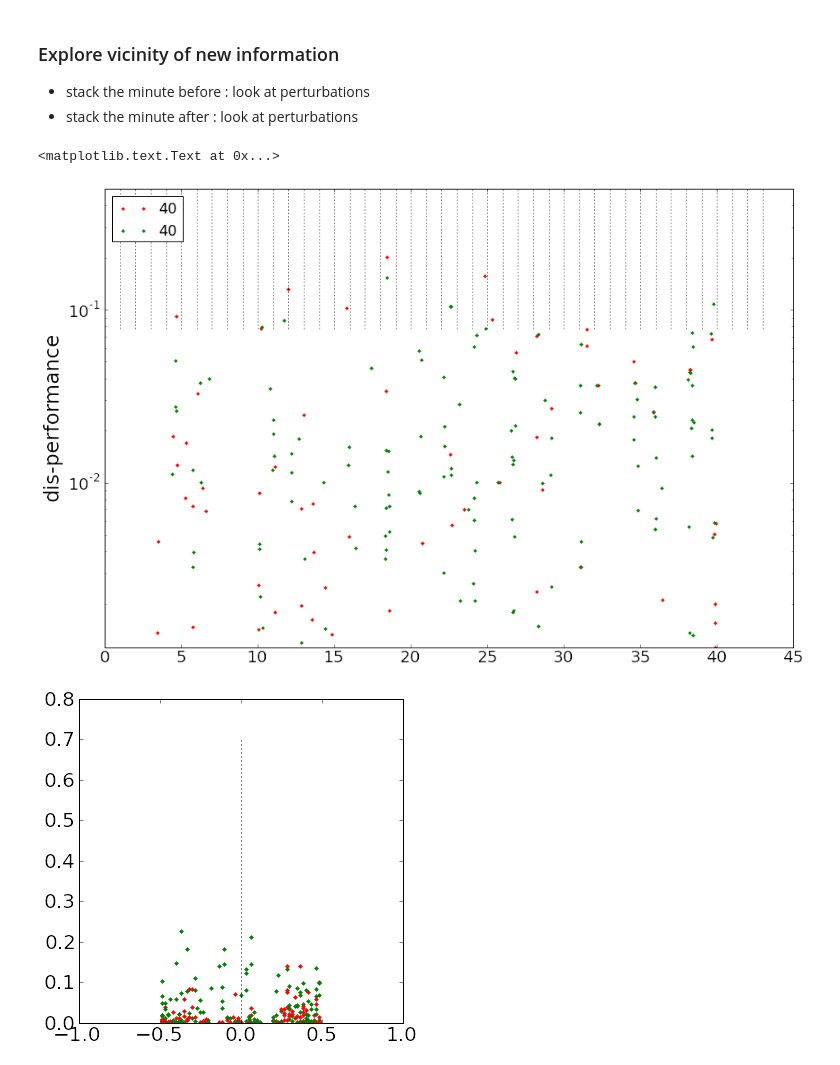
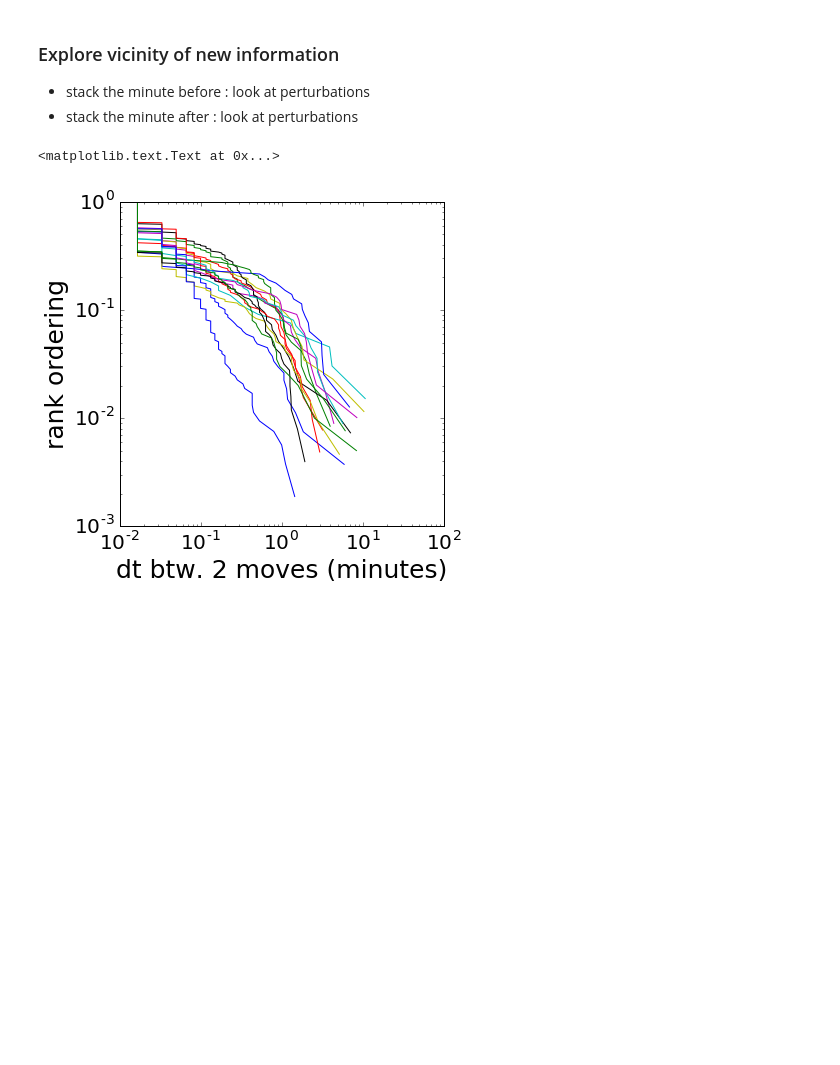
Before and after one commit to wazaahhh/bayesLearn, a Jupyter notebook: scripts/bayesLearn.ipynb, the cells around one changed output. Cells and saved outputs as stored; diff of their text form; code cells hidden in the pictures; blank space fills up the shorter version.

```diff
--- a/scripts/bayesLearn.ipynb
+++ b/scripts/bayesLearn.ipynb
@@ -85,7 +87,7 @@ params = {'backend': 'ps',
           'figure.figsize': fig_size}
 pl.rcParams.update(params)
 # %%
-dir = "/Users/maithoma/work/untrackedProjects/johannes/"
+dir = "/Users/maithoma/github/bayesLearn/scripts/"
 # %%
 simplName = "simpleConvergenceMeans"
 complName = "complexConvergenceMeans"
@@ -95,11 +97,6 @@ compl = open(dir + "Data/complexConvergenceMeans.csv",'rb').read().split(",")
 learn13 = open(dir + "Data/person13Learning.csv",'rb').read().split("\n")
 explor = open(dir + "Data/exploration.csv",'rb').read().split("\n")
 
-#for l,line in enumerate(explor[1:]):
-#    try:
-#        explor[l] = map(float,line.split(","))
-#    except:
-#        print line
 
 for l,line in enumerate(learn13):
     #print line.split(",")
@@ -110,7 +107,8 @@ for l,line in enumerate(learn13):
 
 learn13 = np.array(learn13)
 
-dfAllLearning = pandas.DataFrame.from_csv(dir + "Data/AllLearning.csv")
+#dfAllLearning = pandas.DataFrame.from_csv(dir + "Data/AllLearning.csv")#simple
+dfAllLearning = pandas.DataFrame.from_csv(dir + "Data/complex_distances.csv")# complex
 dfExplor = pandas.DataFrame.from_csv(dir + "Data/exploration.csv")
 dfExplor = dfExplor[:-1]
 
@@ -154,14 +152,13 @@ for i in range(48):
 * stack the minute after : look at perturbations
 # %%
 DF = []
-pl.figure(1,(15,10))
-pl.figure(3,(9,8))
-
+#pl.figure(1,(15,10))
+#pl.figure(3,(9,8))
 
 for i in range(48):
     values = df[str(i)].values[:]
     values = values[np.invert(np.isnan(values))]
-    DF = np.append(DF,np.diff(values))
+    DF = np.append(DF,np.diff(values))#/values[:-1])
     minimum = min(values[-50:])
     #print i,minimum
     #if minimum <= 0.30:
@@ -172,11 +169,11 @@ for i in range(48):
     if i==[11,12,15,24,31,40][5]:
         #pl.plot(df[str(i)],label=str(i))
 
-        pl.figure(1)
+        #pl.figure(1)
         cPlus = y > 0.001
-        pl.plot(x[cPlus],y[cPlus],'r.',label=str(i))
+        #pl.plot(x[cPlus],y[cPlus],'r.',label=str(i))
         cMinus = y < -0.001
-        pl.plot(x[cMinus],-y[cMinus],'g.',label=str(i))
+        #pl.plot(x[cMinus],-y[cMinus],'g.',label=str(i))
 
     lastScore = df[str(i)].values[-1]
 
@@ -196,50 +193,49 @@ yline = np.linspace(-0.7,0.7,10)
 T = np.arange(0,44,1)
 for i in T:
     xline = np.zeros_like(yline) + i
-    pl.figure(1)
-    pl.plot(xline,yline,'k:')
+    #pl.figure(1)
+    #pl.plot(xline,yline,'k:')
 
-    pl.figure(2)
+    #pl.figure(2)
     xStack = x[c] - i
     yStack = y[c]
 
 
     cPlus = yStack > 0.001
     cMinus = yStack < -0.001
     cStack = (xStack > -0.5)*(xStack < 0.5)
     #xStack = xStack[cStack]
     #yStack = yStack[cStack]
 
-    pl.plot(xStack[cStack*cPlus],yStack[cStack*cPlus],'r.')
-    pl.plot(xStack[cStack*cMinus],-yStack[cStack*cMinus],'g.')
+    #pl.plot(xStack[cStack*cPlus],yStack[cStack*cPlus],'r.')
+    #pl.plot(xStack[cStack*cMinus],-yStack[cStack*cMinus],'g.')
 
     #try:
     #    pl.figure(3)
     #    B = binning(xStack,yStack,30)
     #    pl.plot(B['bins'],B['nPoints'],'ro')
     #except:
     #    continue
 
-pl.figure(1)
-x0 = np.linspace(0,40,100)
-y0 = np.zeros_like(x0)
-pl.semilogy(x0,y0,'k-')
-pl.ylabel("dis-performance")
-pl.legend(loc=0)
-pl.ylim(0,0.5)
+#pl.figure(1)
+#x0 = np.linspace(0,40,100)
+#y0 = np.zeros_like(x0)
+#pl.semilogy(x0,y0,'k-')
+#pl.ylabel("dis-performance")
+#pl.legend(loc=0)
+#pl.ylim(0,0.5)
 #pl.xlim(15,30)
 
-pl.figure(2)
-pl.plot(x0,y0,'k-')
-xline = np.zeros_like(yline)
-pl.plot(xline,yline,'k:')
-pl.xlim(-1,1)
-pl.ylim(ymin=0)
+#pl.figure(2)
+#pl.plot(x0,y0,'k-')
+#xline = np.zeros_like(yline)
+#pl.plot(xline,yline,'k:')
+#pl.xlim(-1,1)
+#pl.ylim(ymin=0)
 
 pl.figure(3)
 pl.xlabel("dt btw. 2 moves (minutes)")
 pl.ylabel("rank ordering")
 # %% [output]
 <matplotlib.text.Text at 0x...>
-[figure, old version]
+[figure, new version]
-[figure, removed]
```
Also changed, not shown: parts of 13 cells of this notebook, 15 other files.
